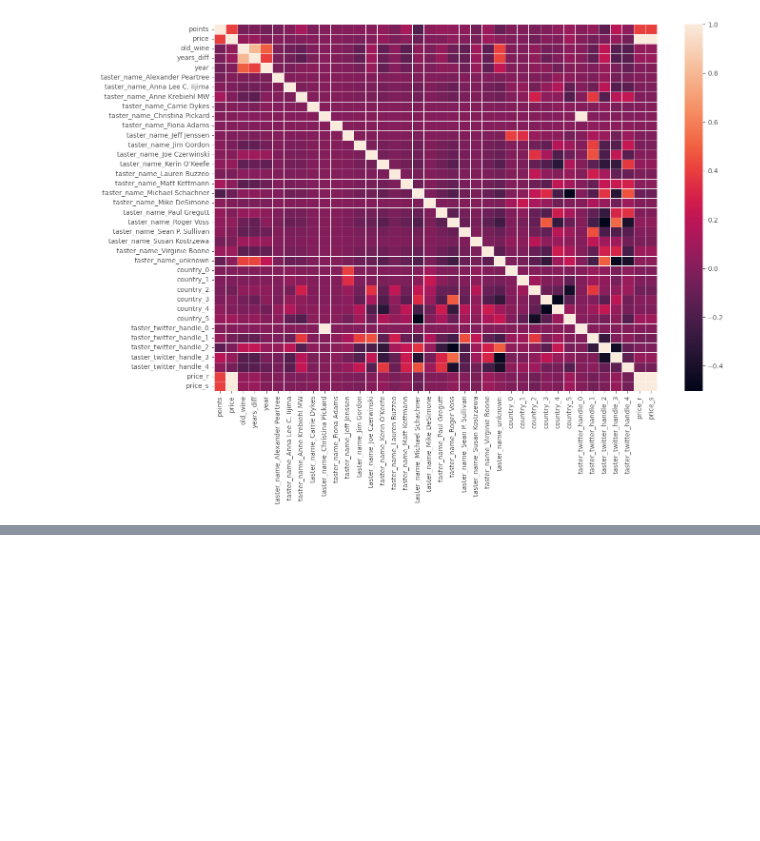
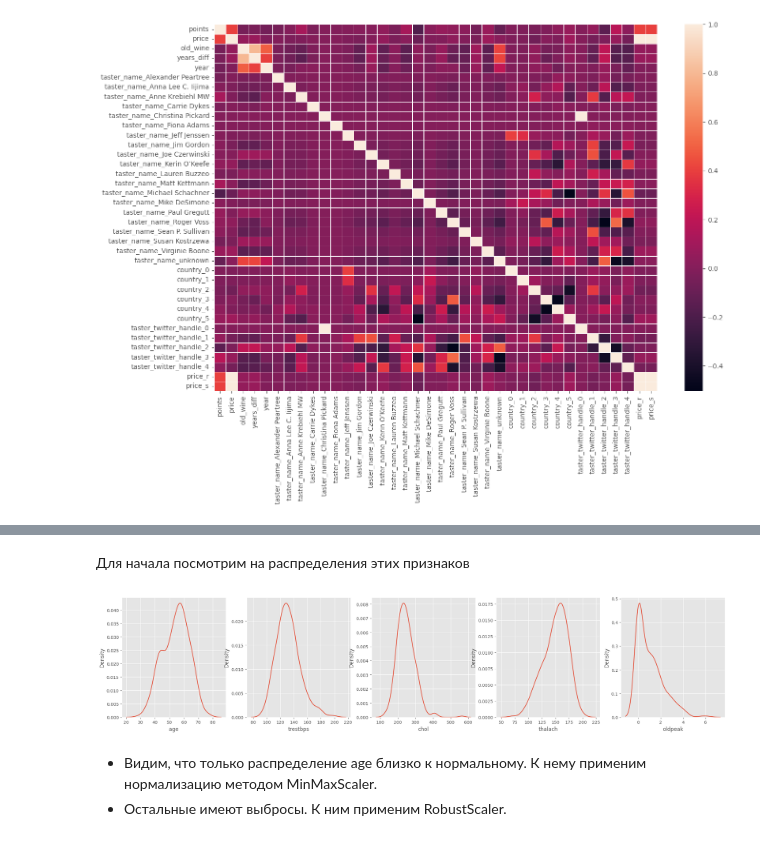
Before and after one commit to alexey300479/sf_datascience_2022, a Jupyter notebook: EDA_3/wine_eda.ipynb, the cells around one changed output, grey strips where cells are left out. Drawn from its saved outputs; the diff is of its cells as text; code cells hidden in the pictures; blank space fills up the shorter version.

```diff
--- a/EDA_3/wine_eda.ipynb
+++ b/EDA_3/wine_eda.ipynb
@@ -1063,3 +1063,5 @@ sns.heatmap(data.corr(), annot=True, linewidths=.5, ax=ax)
 # %% [output]
 KeyError: "['is_usa' 'is_france' 'is_italy' 'price_round' 'area'] not found in axis"
 [figure]
+# %%
+heart = pd.read_csv(join('dataset', 'heart.csv'))
@@ -1065,0 +1077,3 @@ KeyError: "['is_usa' 'is_france' 'is_italy' 'price_round' 'area'] not found in a
+# %%
+heart['old'] = (heart.age > 60).astype('int')
+heart.old.sum()
@@ -1065,0 +1148,5 @@ KeyError: "['is_usa' 'is_france' 'is_italy' 'price_round' 'area'] not found in a
+# %%
+encoder = ce.OneHotEncoder(cols=['cp','restecg', 'slope', 'ca', 'thal'])
+cols = encoder.fit_transform(heart[['cp','restecg', 'slope', 'ca', 'thal']])
+heart = pd.concat([heart, cols], axis=1)
+heart.shape[1]
@@ -1065,0 +1162,14 @@ KeyError: "['is_usa' 'is_france' 'is_italy' 'price_round' 'area'] not found in a
+# %% [markdown]
+Для начала посмотрим на распределения этих признаков
+# %%
+numeric_cols = ['age', 'trestbps', 'chol', 'thalach', 'oldpeak']
+
+fig, ax = plt.subplots(1, 5, figsize=(25, 5))
+
+for i, col in enumerate(numeric_cols):
+    sns.kdeplot(heart[col], ax=ax[i], label = col)
+# %% [output]
+[figure, added]
+# %% [markdown]
+* Видим, что только распределение age близко к нормальному. К нему применим нормализацию методом MinMaxScaler.
+* Остальные имеют выбросы. К ним применим RobustScaler.
```
Also changed, not shown: parts of 16 cells of this notebook, 2 other files.
